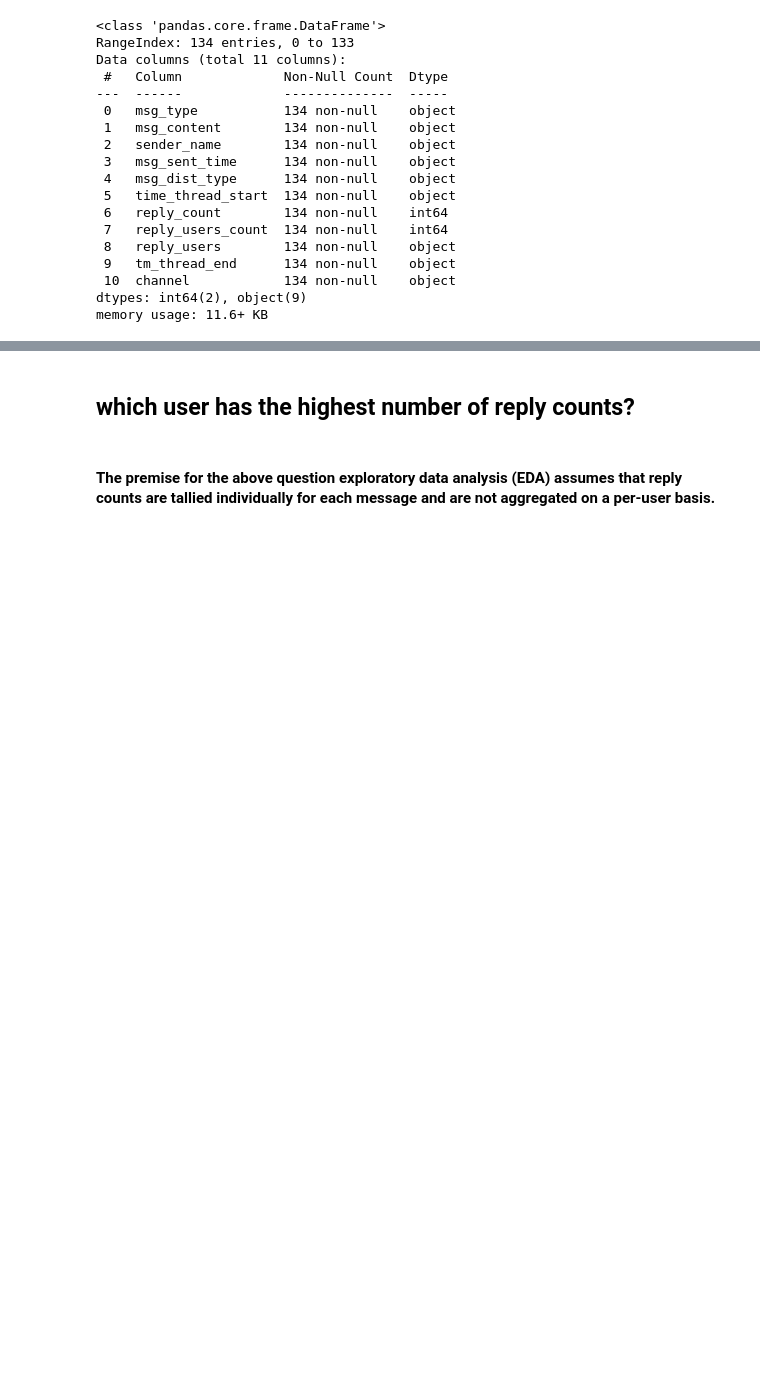
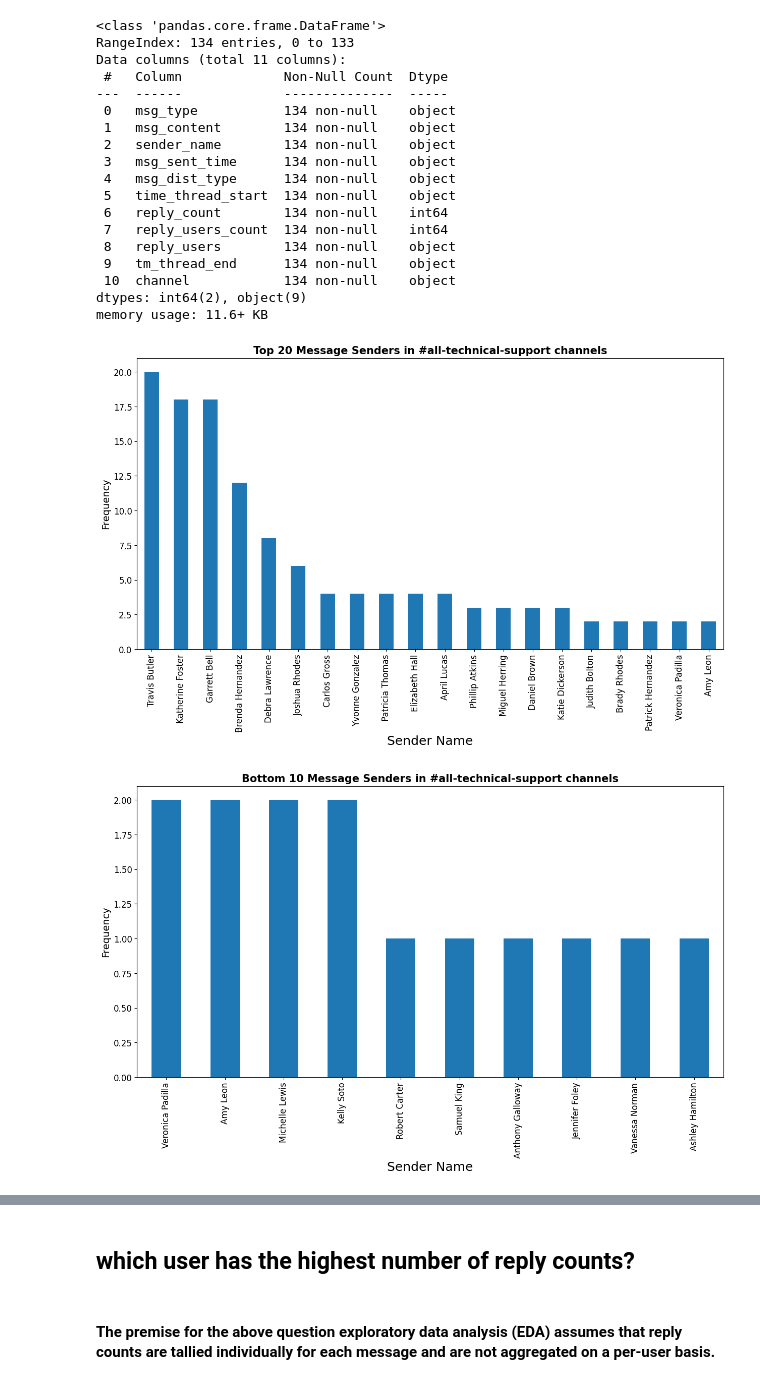
Before and after one commit to mekdes975/network_analysis, a Jupyter notebook: notebooks/parse_slack_data.ipynb, the cells around one changed output, grey strips where cells are left out. Drawn from its saved outputs; the diff is of its cells as text; code cells hidden in the pictures; blank space fills up the shorter version.

```diff
--- a/notebooks/parse_slack_data.ipynb
+++ b/notebooks/parse_slack_data.ipynb
@@ -21,7 +31,7 @@ from src.loader import SlackDataLoader
 import src.utils as utils
 # %%
 # Initialize DataLoader
-sdl = SlackDataLoader('../Anonymized_B6SlackExport_25Nov23/anonymized')
+sdl = SlackDataLoader('../Anonymized_B6SlackExport_25Nov23/anonymized/')
 # %% [markdown]
 ### Columns we can get from a slack message<br>
 
@@ -162,3 +172,9 @@ Data columns (total 11 columns):
  10  channel            134 non-null    object
 dtypes: int64(2), object(9)
 memory usage: 11.6+ KB
+# %%
+### get user with the highest number of message sent to any channel
+get_top_20_user(df, channel='all-technical-support')
+# %% [output]
+[figure, added]
+[figure, added]
```
Also changed, not shown: parts of 27 cells of this notebook.
